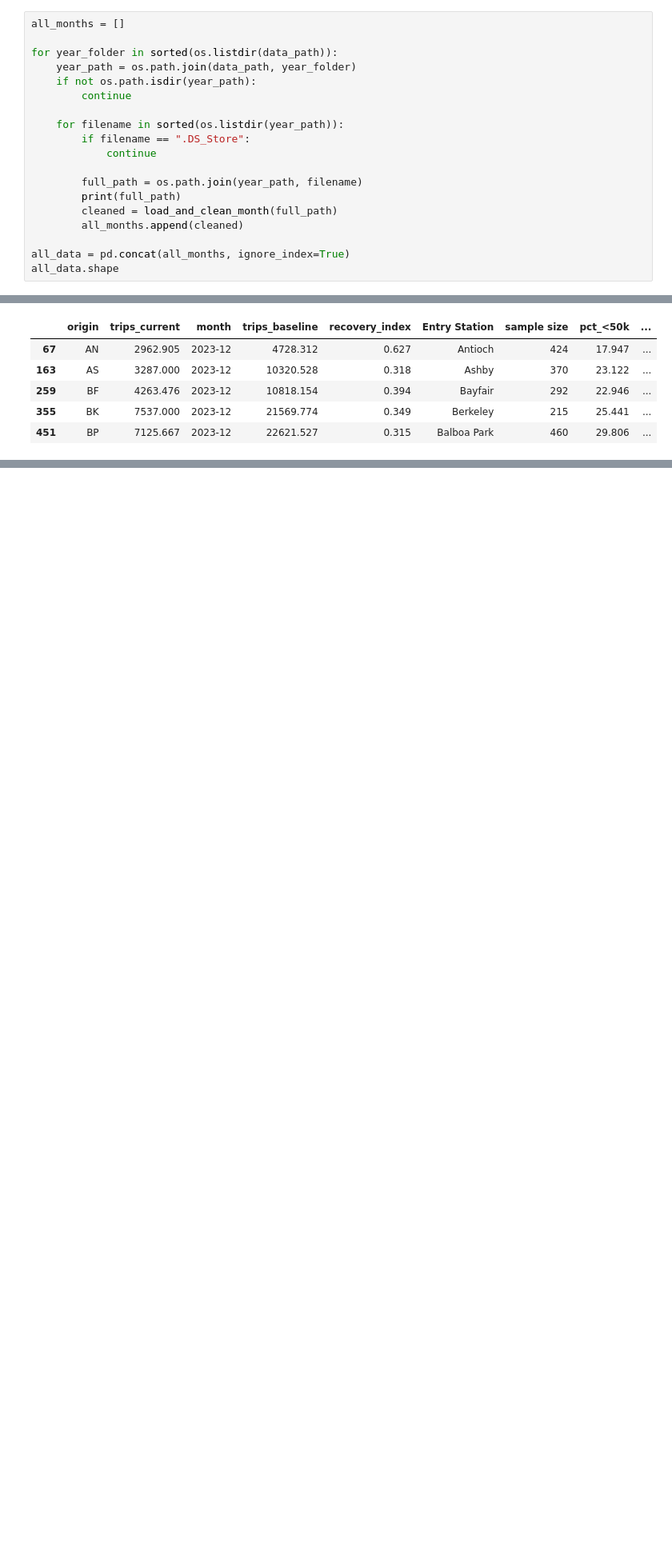
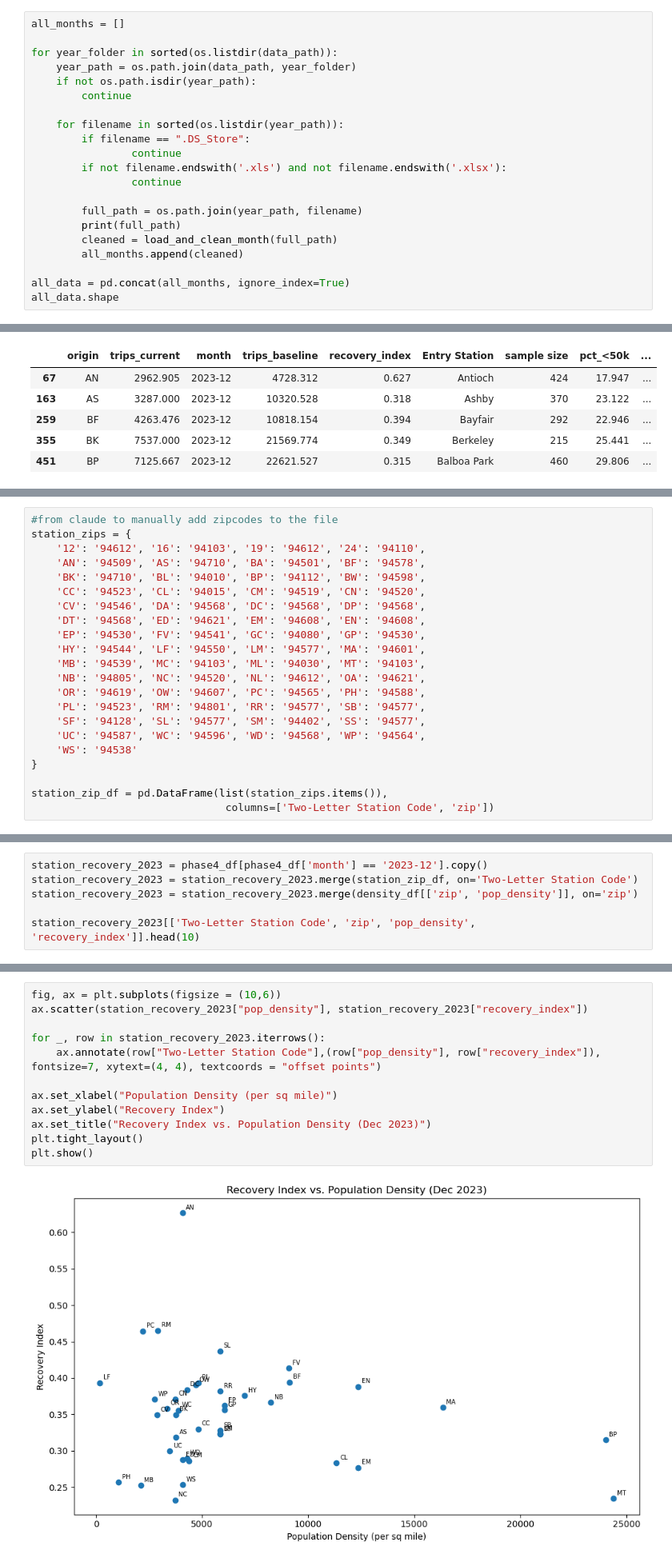
Before and after one commit to Shiv0406/BartProj, a Jupyter notebook: data-exploration.ipynb, the cells around one changed output, grey strips where cells are left out. Shown at 80% size. Drawn from its saved outputs; the diff is of its cells as text; blank space fills up the shorter version.

Commit message:
Add files via upload
Made scatterplot regarding population density

```diff
--- a/data-exploration.ipynb
+++ b/data-exploration.ipynb
@@ -311,7 +311,9 @@ for year_folder in sorted(os.listdir(data_path)):
 
     for filename in sorted(os.listdir(year_path)):
         if filename == ".DS_Store":
-            continue
+                continue
+        if not filename.endswith('.xls') and not filename.endswith('.xlsx'):
+                continue
 
         full_path = os.path.join(year_path, filename)
         print(full_path)
@@ -971,0 +1032,22 @@ population per square mile using Census land area data.
+# %%
+#from claude to manually add zipcodes to the file
+station_zips = {
+    '12': '94612', '16': '94103', '19': '94612', '24': '94110',
+    'AN': '94509', 'AS': '94710', 'BA': '94501', 'BF': '94578',
+    'BK': '94710', 'BL': '94010', 'BP': '94112', 'BW': '94598',
+    'CC': '94523', 'CL': '94015', 'CM': '94519', 'CN': '94520',
+    'CV': '94546', 'DA': '94568', 'DC': '94568', 'DP': '94568',
+    'DT': '94568', 'ED': '94621', 'EM': '94608', 'EN': '94608',
+    'EP': '94530', 'FV': '94541', 'GC': '94080', 'GP': '94530',
+    'HY': '94544', 'LF': '94550', 'LM': '94577', 'MA': '94601',
+    'MB': '94539', 'MC': '94103', 'ML': '94030', 'MT': '94103',
+    'NB': '94805', 'NC': '94520', 'NL': '94612', 'OA': '94621',
+    'OR': '94619', 'OW': '94607', 'PC': '94565', 'PH': '94588',
+    'PL': '94523', 'RM': '94801', 'RR': '94577', 'SB': '94577',
+    'SF': '94128', 'SL': '94577', 'SM': '94402', 'SS': '94577',
+    'UC': '94587', 'WC': '94596', 'WD': '94568', 'WP': '94564',
+    'WS': '94538'
+}
+
+station_zip_df = pd.DataFrame(list(station_zips.items()),
+                               columns=['Two-Letter Station Code', 'zip'])
@@ -971,0 +1063,6 @@ population per square mile using Census land area data.
+# %%
+station_recovery_2023 = phase4_df[phase4_df['month'] == '2023-12'].copy()
+station_recovery_2023 = station_recovery_2023.merge(station_zip_df, on='Two-Letter Station Code')
+station_recovery_2023 = station_recovery_2023.merge(density_df[['zip', 'pop_density']], on='zip')
+
+station_recovery_2023[['Two-Letter Station Code', 'zip', 'pop_density', 'recovery_index']].head(10)
@@ -971,0 +1081,14 @@ population per square mile using Census land area data.
+# %%
+fig, ax = plt.subplots(figsize = (10,6))
+ax.scatter(station_recovery_2023["pop_density"], station_recovery_2023["recovery_index"])
+
+for _, row in station_recovery_2023.iterrows():
+    ax.annotate(row["Two-Letter Station Code"],(row["pop_density"], row["recovery_index"]), fontsize=7, xytext=(4, 4), textcoords = "offset points")
+
+ax.set_xlabel("Population Density (per sq mile)")
+ax.set_ylabel("Recovery Index")
+ax.set_title("Recovery Index vs. Population Density (Dec 2023)")
+plt.tight_layout()
+plt.show()
+# %% [output]
+[figure, added]
```
Also changed, not shown: parts of 14 cells of this notebook.
